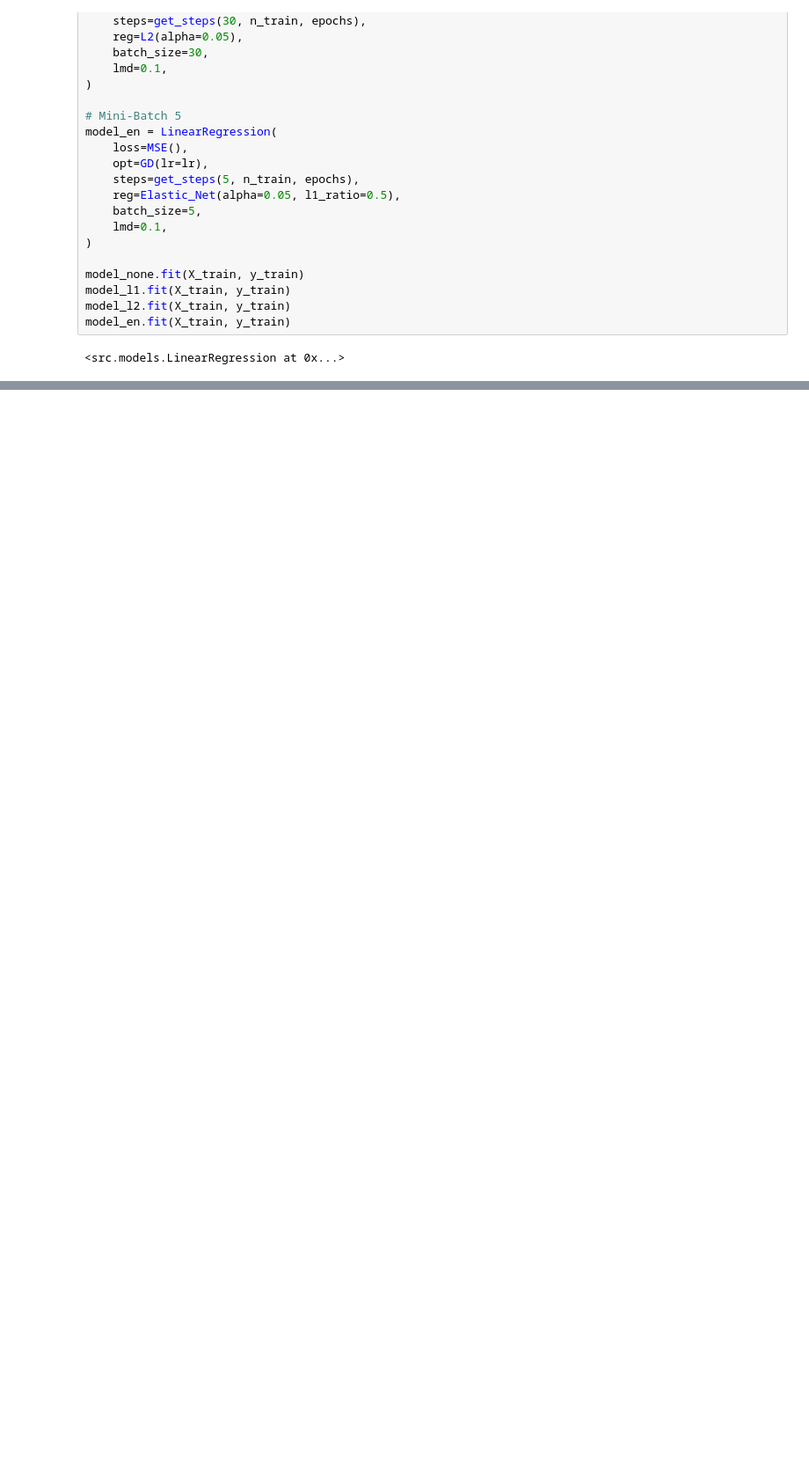
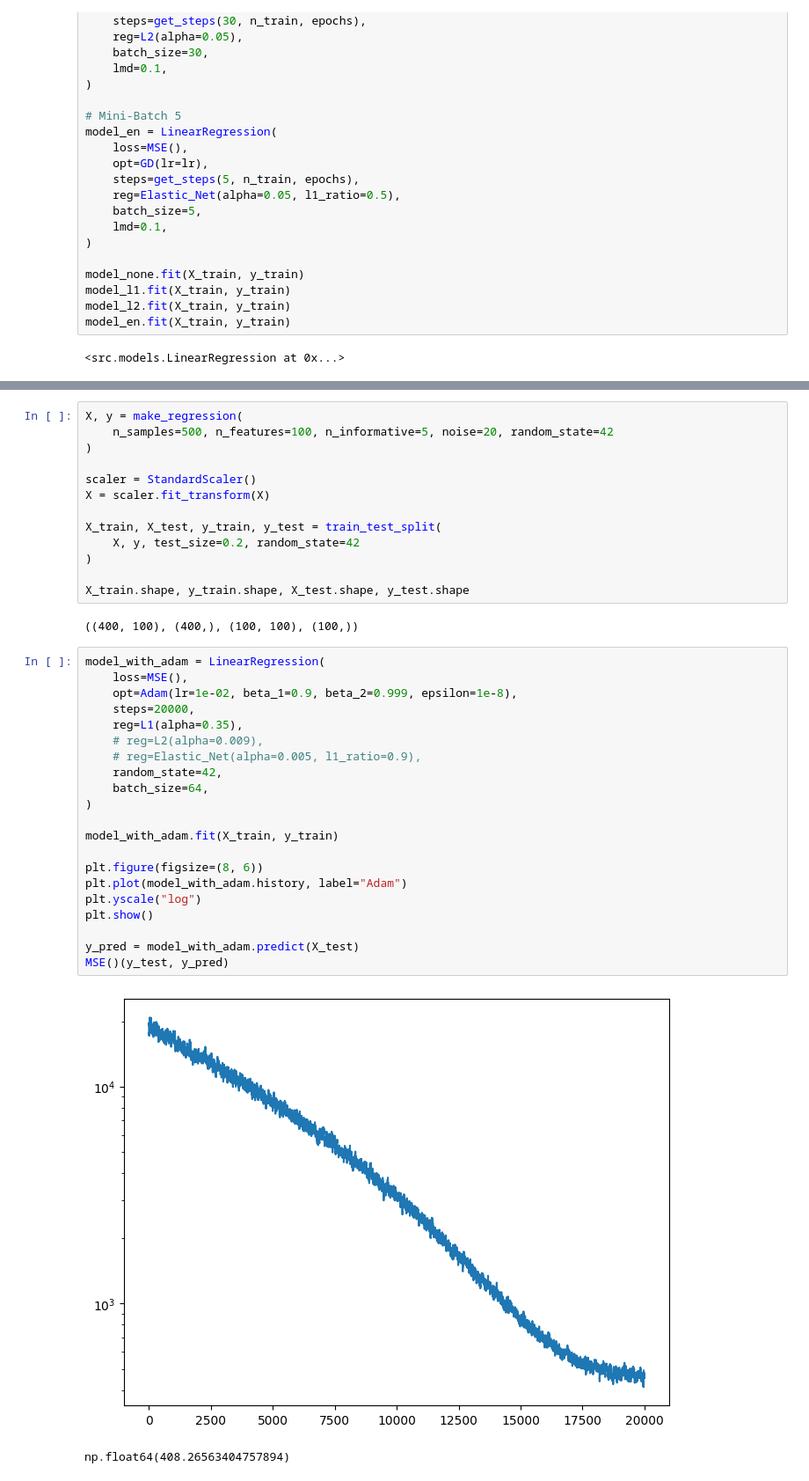
Before and after one commit to 1dober1/optimizer-playground, a Jupyter notebook: notebooks/experiments.ipynb, the cells around one changed output, grey strips where cells are left out. Shown at 88% size. Cells and saved outputs as stored; diff of their text form; blank space fills up the shorter version.

Commit message:
Implement Adam optimizer and refactor model and regularizer classes

```diff
--- a/notebooks/experiments.ipynb
+++ b/notebooks/experiments.ipynb
@@ -197,0 +199,39 @@ Elastic-Net: 603.7862738079057
+# %%
+X, y = make_regression(
+    n_samples=500, n_features=100, n_informative=5, noise=20, random_state=42
+)
+
+scaler = StandardScaler()
+X = scaler.fit_transform(X)
+
+X_train, X_test, y_train, y_test = train_test_split(
+    X, y, test_size=0.2, random_state=42
+)
+
+X_train.shape, y_train.shape, X_test.shape, y_test.shape
+# %% [output]
+((400, 100), (400,), (100, 100), (100,))
+# %%
+model_with_adam = LinearRegression(
+    loss=MSE(),
+    opt=Adam(lr=1e-02, beta_1=0.9, beta_2=0.999, epsilon=1e-8),
+    steps=20000,
+    reg=L1(alpha=0.35),
+    # reg=L2(alpha=0.009),
+    # reg=Elastic_Net(alpha=0.005, l1_ratio=0.9),
+    random_state=42,
+    batch_size=64,
+)
+
+model_with_adam.fit(X_train, y_train)
+
+plt.figure(figsize=(8, 6))
+plt.plot(model_with_adam.history, label="Adam")
+plt.yscale("log")
+plt.show()
+
+y_pred = model_with_adam.predict(X_test)
+MSE()(y_test, y_pred)
+# %% [output]
+[figure, added]
+np.float64(408.26563404757894)
```
Also changed, not shown: parts of 6 cells of this notebook, 4 other files.
